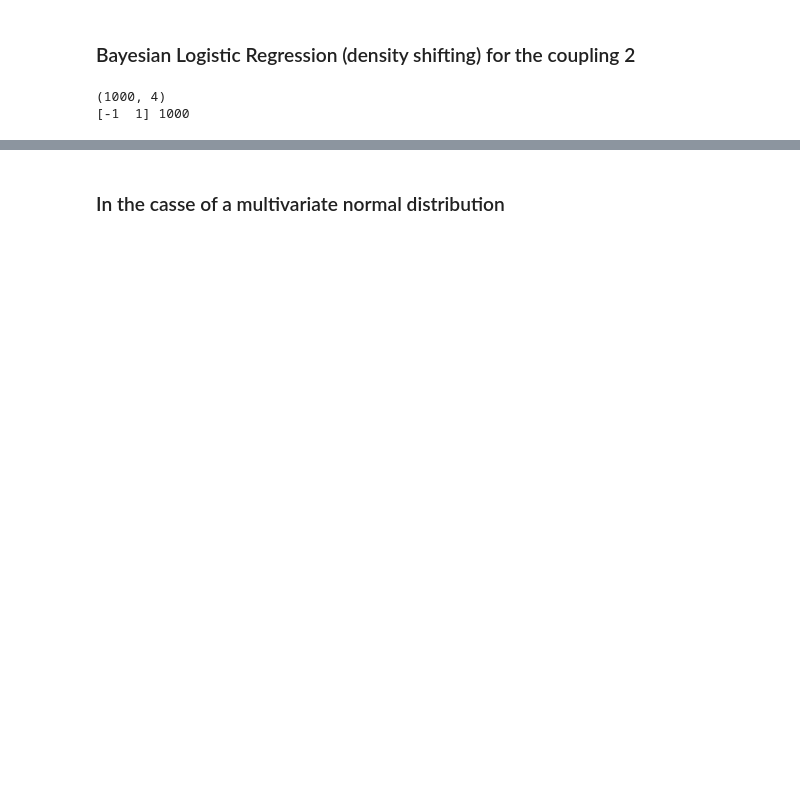
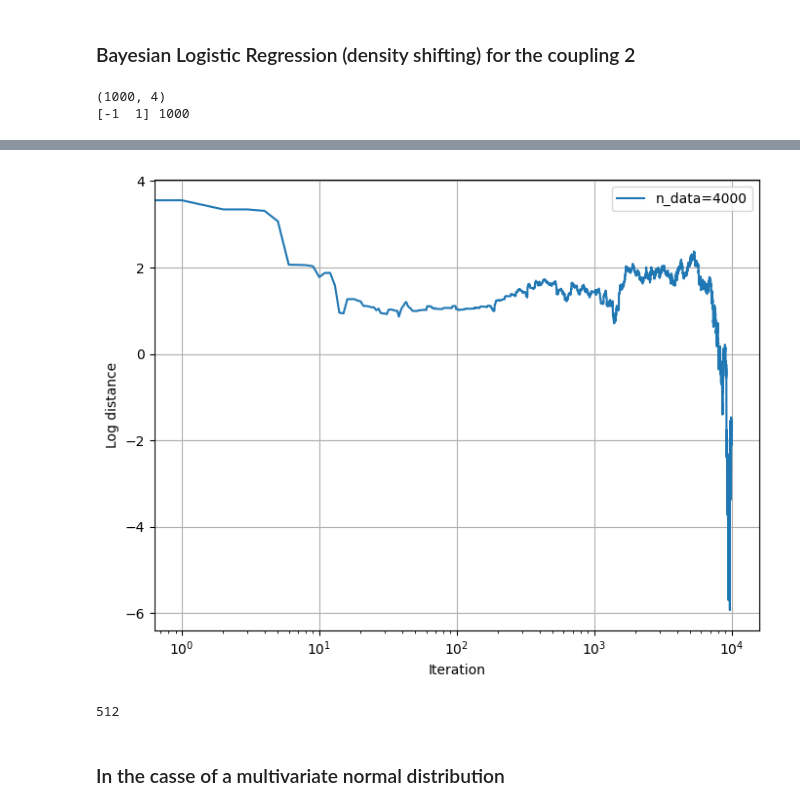
Before and after one commit to MohamedKeteb/Coupling_ESS, a Jupyter notebook: simu_ESS.ipynb, the cells around one changed output, grey strips where cells are left out. Cells and saved outputs as stored; diff of their text form; code cells hidden in the pictures; blank space fills up the shorter version.

```diff
--- a/simu_ESS.ipynb
+++ b/simu_ESS.ipynb
@@ -639,3 +639,35 @@ if __name__ == "__main__":
+# %%
+if __name__ == "__main__":
+    N = 10000
+    e = 0.8
+    plt.figure(figsize=(8, 6))
+    d = 8
+    for n in range(4000, 4001):
+        X, Y = make_classification(n_samples=n, n_features=d, n_classes=2, random_state=0, n_informative= 6)
+        Y = 2 * Y - 1  # transforme les labels 0,1 en -1,1
+
+        x_init, y_init = np.random.randn(2, d)
+
+        samples, list_theta2 = coupled_ess2_blr(x_init, y_init, X, Y, e, N)
+        x_sample_blr = np.array([samples[i][0] for i in range(len(samples))])
+        y_sample_blr = np.array([samples[i][1] for i in range(len(samples))])
+
+        dist = np.sum((x_sample_blr - y_sample_blr) ** 2, axis=1)
+
+        plt.plot(np.log(dist), label=f"n_data={n}")
+    plt.xscale('log')  # Mettre l'axe Y en échelle logarithmique
+    plt.xlabel("Iteration")
+    plt.ylabel("Log distance")
+    plt.grid()
+    plt.legend()
+    plt.savefig("images/reglog_crn.png", dpi=300, bbox_inches='tight')
+    plt.show()
+# %% [output]
+[figure, added]
+# %%
+8*8*8
+# %% [output]
+512
 # %% [markdown]
 ### In the casse of a multivariate normal distribution
 # %%
```
Also changed, not shown: parts of 26 cells of this notebook, 15 other files.
